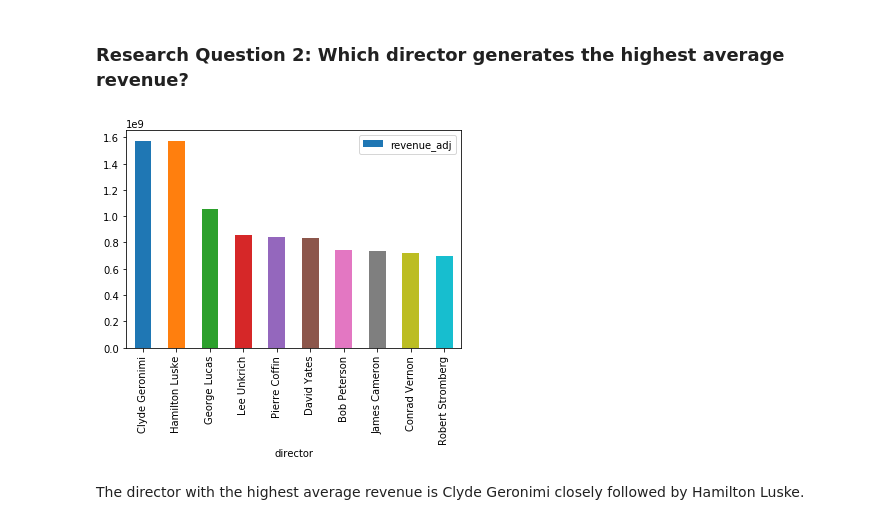
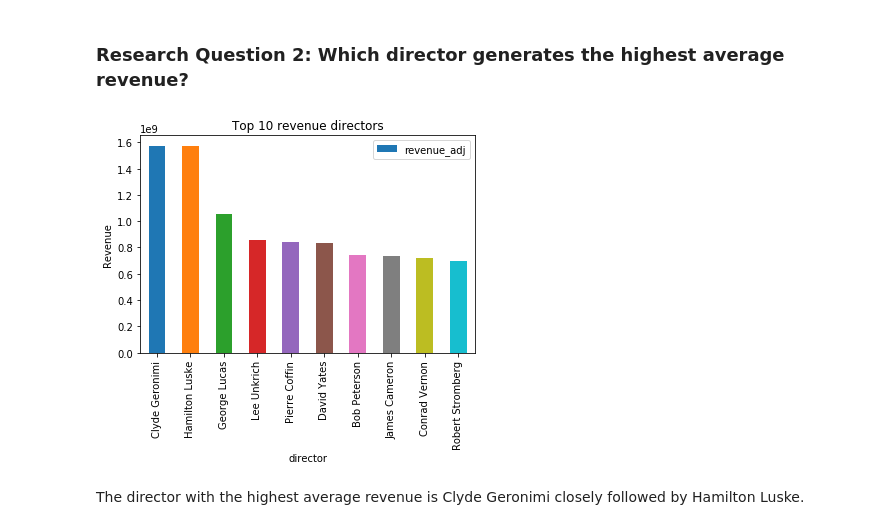
Before and after one commit to olivergarciarg/Udacity_Data_Analyst_Nano_Degree_Project_2, a Jupyter notebook: project2.ipynb, the cells around one changed output. Saved outputs shown, nothing was run; the diff lists cells and outputs as text; code cells hidden in the pictures.

```diff
--- a/project2.ipynb
+++ b/project2.ipynb
@@ -323,9 +340,9 @@ Finally Adventure is the most popular category and the one with most revenue.
 ### Research Question 2: Which director generates the highest average revenue?
 # %%
 # director revenue chart, plotting only top 10 directors by revenue
-df_director_grouped.sort_values(['revenue_adj'],ascending=False)[:10].plot.bar(x='director', y='revenue_adj');
+df_director_grouped.sort_values(['revenue_adj'],ascending=False)[:10].plot.bar(x='director', y='revenue_adj', title='Top 10 revenue directors').set_ylabel('Revenue');
 # %% [output]
-[figure, old version]
+[figure, new version]
 # %% [markdown]
 The director with the highest average revenue is Clyde Geronimi closely followed by Hamilton Luske.
 # %% [markdown]
```
Also changed, not shown: parts of 12 cells of this notebook, 1 other file.
